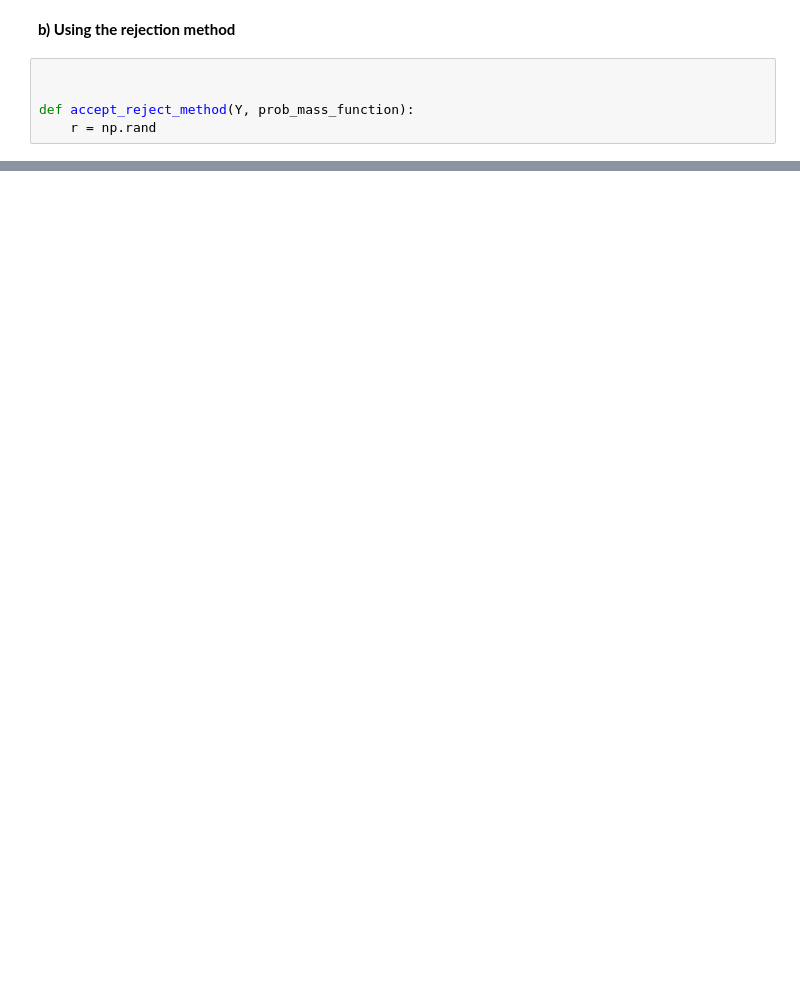
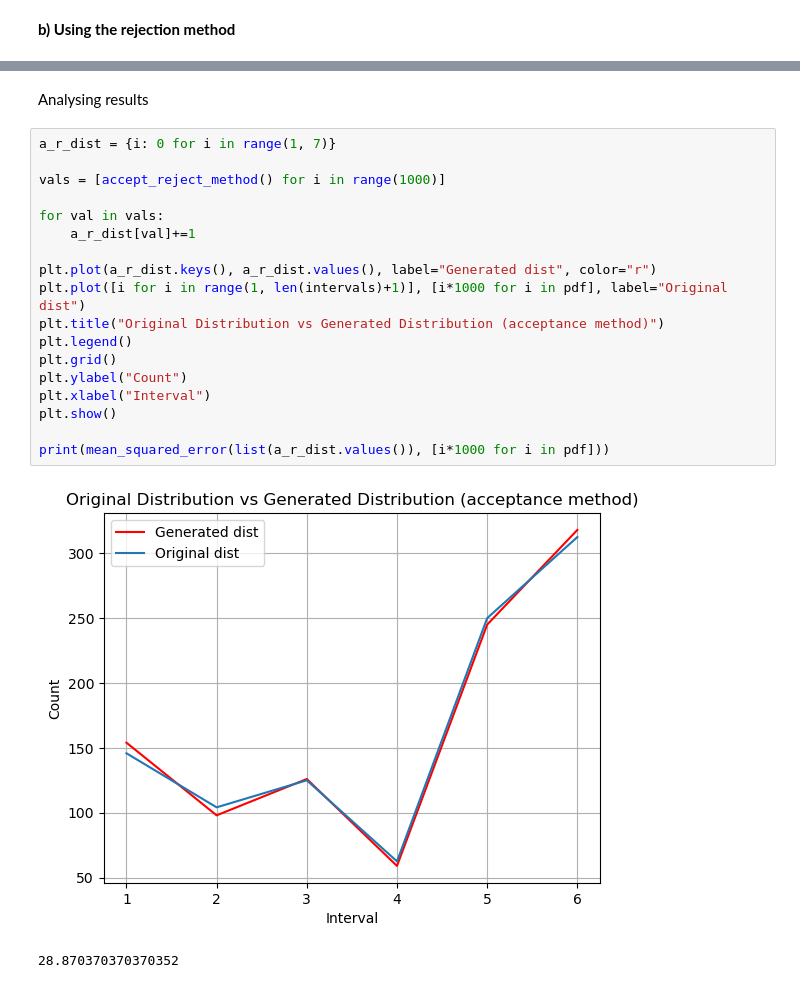
Before and after one commit to damiskov/02443-stochastic-simulation, a Jupyter notebook: Exercises/day2pt1-gendiscreterand.ipynb, the cells around one changed output, grey strips where cells are left out. Drawn from its saved outputs; the diff is of its cells as text; blank space fills up the shorter version.

```diff
--- a/Exercises/day2pt1-gendiscreterand.ipynb
+++ b/Exercises/day2pt1-gendiscreterand.ipynb
@@ -64,7 +70,2 @@ plt.show()
 # %% [markdown]
 **b) Using the rejection method**
-# %%
-
-
-def accept_reject_method(Y, prob_mass_function):
-    r = np.rand
@@ -70,0 +80,23 @@ def accept_reject_method(Y, prob_mass_function):
+# %% [markdown]
+Analysing results
+# %%
+a_r_dist = {i: 0 for i in range(1, 7)}
+
+vals = [accept_reject_method() for i in range(1000)]
+
+for val in vals:
+    a_r_dist[val]+=1
+
+plt.plot(a_r_dist.keys(), a_r_dist.values(), label="Generated dist", color="r")
+plt.plot([i for i in range(1, len(intervals)+1)], [i*1000 for i in pdf], label="Original dist")
+plt.title("Original Distribution vs Generated Distribution (acceptance method)")
+plt.legend()
+plt.grid()
+plt.ylabel("Count")
+plt.xlabel("Interval")
+plt.show()
+
+print(mean_squared_error(list(a_r_dist.values()), [i*1000 for i in pdf]))
+# %% [output]
+[figure, added]
+28.870370370370352
```
Also changed, not shown: parts of 5 cells of this notebook.
